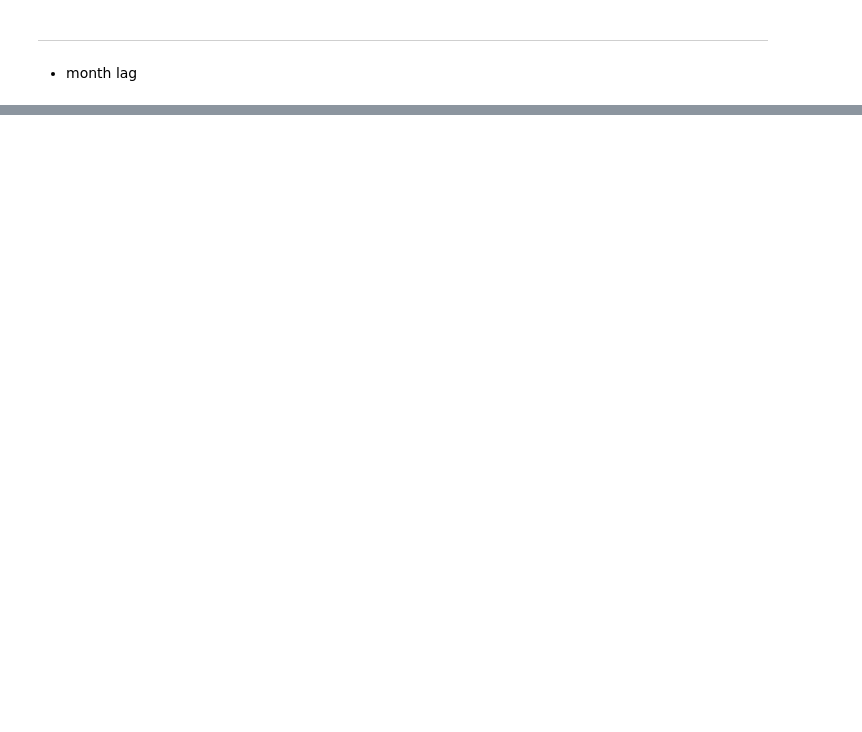
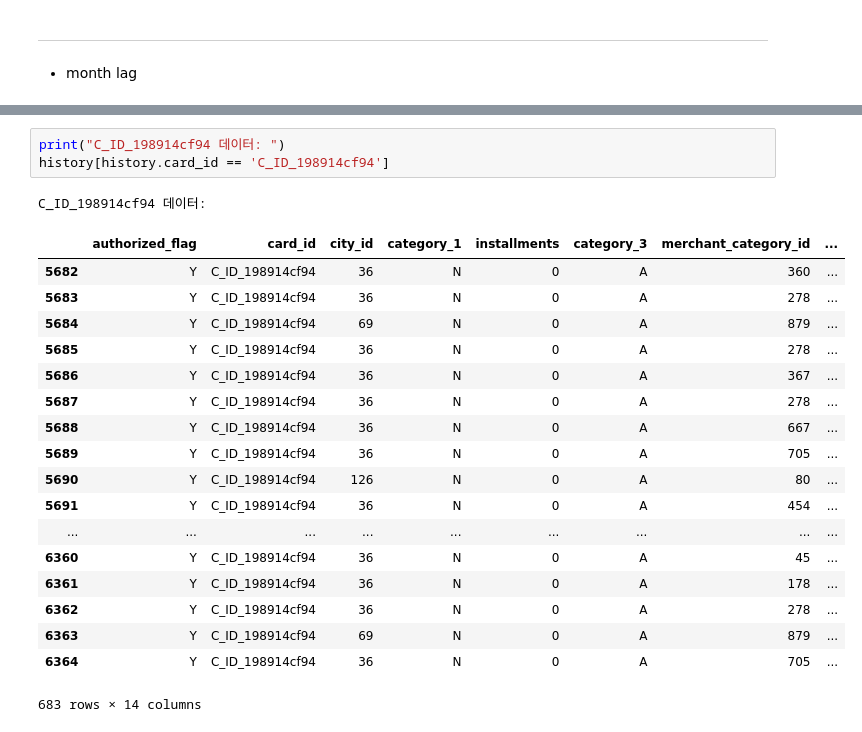
Before and after one commit to SONG-WONHO/Kaggle-Elo, a Jupyter notebook: 1-4 EDA.ipynb, the cells around one changed output, grey strips where cells are left out. Saved outputs shown, nothing was run; the diff lists cells and outputs as text; blank space fills up the shorter version.

```diff
--- a/1-4 EDA.ipynb
+++ b/1-4 EDA.ipynb
@@ -448,0 +452,23 @@ Name: card_id, Length: 243, dtype: int64
+# %%
+print("C_ID_198914cf94 데이터: ")
+history[history.card_id == 'C_ID_198914cf94']
+# %% [output]
+C_ID_198914cf94 데이터:
+|  | authorized_flag | card_id | city_id | category_1 | installments | category_3 | merchant_category_id | ... |
+| 5682 | Y | C_ID_198914cf94 | 36 | N | 0 | A | 360 | ... |
+| 5683 | Y | C_ID_198914cf94 | 36 | N | 0 | A | 278 | ... |
+| 5684 | Y | C_ID_198914cf94 | 69 | N | 0 | A | 879 | ... |
+| 5685 | Y | C_ID_198914cf94 | 36 | N | 0 | A | 278 | ... |
+| 5686 | Y | C_ID_198914cf94 | 36 | N | 0 | A | 367 | ... |
+| 5687 | Y | C_ID_198914cf94 | 36 | N | 0 | A | 278 | ... |
+| 5688 | Y | C_ID_198914cf94 | 36 | N | 0 | A | 667 | ... |
+| 5689 | Y | C_ID_198914cf94 | 36 | N | 0 | A | 705 | ... |
+| 5690 | Y | C_ID_198914cf94 | 126 | N | 0 | A | 80 | ... |
+| 5691 | Y | C_ID_198914cf94 | 36 | N | 0 | A | 454 | ... |
+| ... | ... | ... | ... | ... | ... | ... | ... | ... |
+| 6360 | Y | C_ID_198914cf94 | 36 | N | 0 | A | 45 | ... |
+| 6361 | Y | C_ID_198914cf94 | 36 | N | 0 | A | 178 | ... |
+| 6362 | Y | C_ID_198914cf94 | 36 | N | 0 | A | 278 | ... |
+| 6363 | Y | C_ID_198914cf94 | 69 | N | 0 | A | 879 | ... |
+| 6364 | Y | C_ID_198914cf94 | 36 | N | 0 | A | 705 | ... |
+683 rows × 14 columns
```
Also changed, not shown: parts of 62 cells of this notebook.
